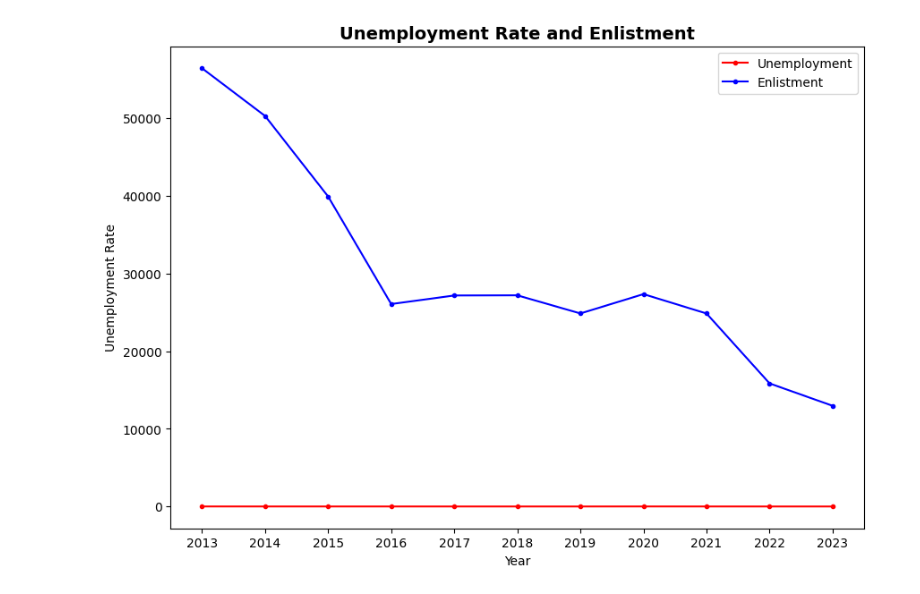
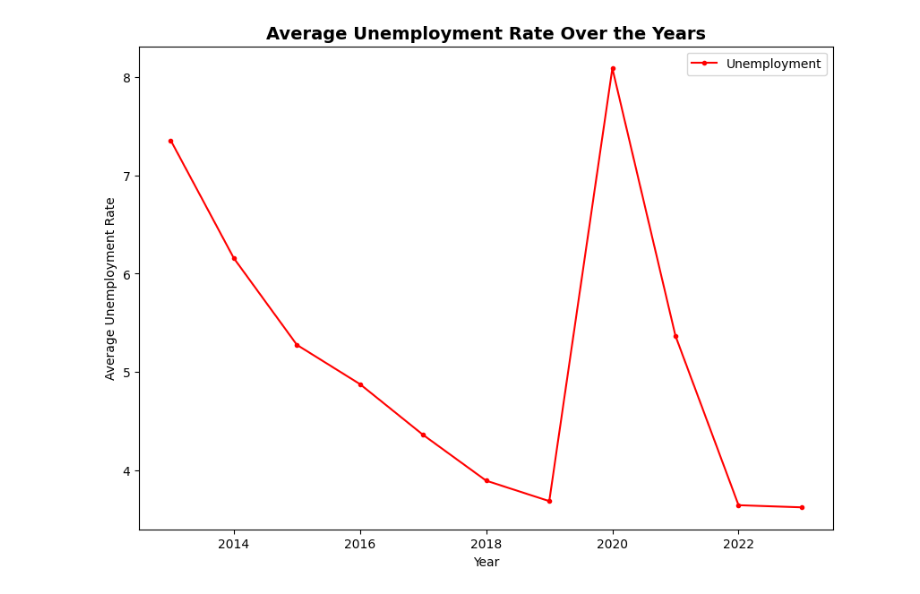
Before and after one commit to bceniceros/Capstone, a Jupyter notebook: Data/EnlistmentCorrelation.ipynb, the cells around one changed output. Drawn from its saved outputs; the diff is of its cells as text; code cells hidden in the pictures.

```diff
--- a/Data/EnlistmentCorrelation.ipynb
+++ b/Data/EnlistmentCorrelation.ipynb
@@ -26,37 +26,37 @@ ndf.to_sql("Active_Duty_FY2022", conn,if_exists="replace", index=False)
 # %%
 import pandas as pd
 import matplotlib.pyplot as plt
 
-# import unemployment data from csv into data frame
+# Import unemployment data from csv into a data frame and create
 Unemployment = pd.read_csv(".//UnemploymentRate_FY2013_FY2023.csv")
-Enlistment = pd.read_csv("./RecruitingAndRetentionNumbersFY2013FY2023.csv")
 
-Months = Unemployment["Year"]
+# The Unemployment Rate for a specific year is represented by the mean of all months in that year
+GroupedData = Unemployment.groupby("Year")["Unemployment Rate"].mean().reset_index()
+
+# Extract the columns
+Year = GroupedData["Year"]
+Rate = GroupedData["Unemployment Rate"]
 
 # Set fig size
-plt.figure(figsize=(10,7))
+plt.figure(figsize=(10, 7))
 
+# Add a title to the Plot
+plt.title('Average Unemployment Rate Over the Years', fontdict={'fontweight': 'bold', 'fontsize': 14})
 
-#Add a title to the Plot
-plt.title('Unemployment Rate and Enlistment', fontdict={'fontweight': 'bold', 'fontsize':14})
+# Plotting Unemployment Rate over the years
+plt.plot(Year, Rate, 'r.-', label='Unemployment')
 
-# choosing the two plots I would like to plot (Unemployment and Enlistment numbers)
+# Add X and Y labels
+plt.xlabel("Year")
+plt.ylabel("Average Unemployment Rate")
 
-plt.plot(Months, Unemployment["Average"], 'r.-', label = 'Unemployment')
-
-plt.plot(Months, Unemployment["Army Attained"], 'b.-',label = 'Enlistment')
-
-#change the tick numbers on X axis
-plt.xticks(Unemployment.Year[::1])
-
-#add X and Y labels
-plt.ylabel("Unemployment Rate")
-plt.xlabel("Year")
-
-# add a legend
+# Add a legend
 plt.legend()
 
-#Save your graph
-plt.savefig('Unemployment&Enlistment.png', dpi=500)
+# Save your graph
+plt.savefig('UnemploymentRate.png', dpi=500)
+
+# Show the plot (optional)
+plt.show()
 # %% [output]
-[figure, old version]
+[figure, new version]
```
